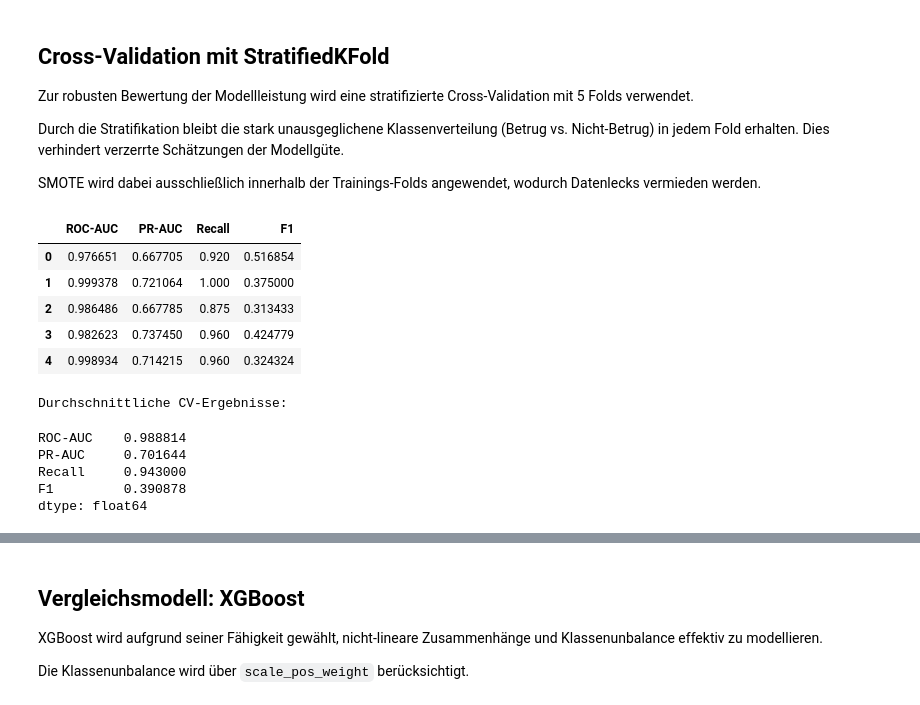
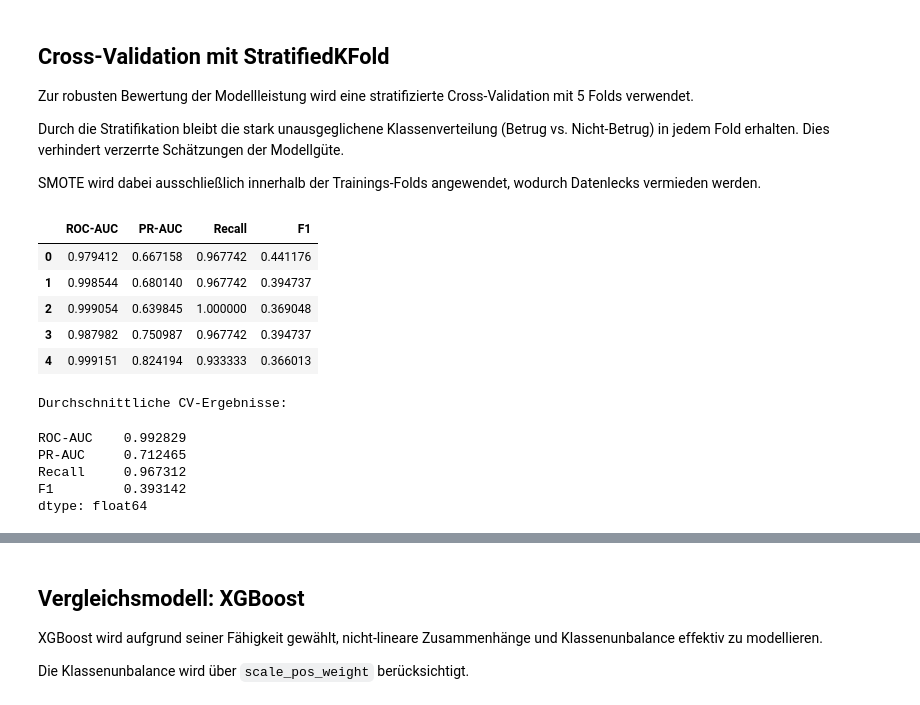
Before and after one commit to Bernardtouck/KI-Fraud-Detection, a Jupyter notebook: notebooks/04_modeling.ipynb, the cells around one changed output, grey strips where cells are left out. Drawn from its saved outputs; the diff is of its cells as text; code cells hidden in the pictures.

```diff
--- a/notebooks/04_modeling.ipynb
+++ b/notebooks/04_modeling.ipynb
@@ -145,8 +121,8 @@ class_weight="**balanced**" trainiert.
 Die Evaluation erfolgt mittels stratified Cross-Validation.
 # %%
 # Trennung der numerischen und kategorialen Merkmale
-categorical_cols = X_tr.select_dtypes(include=["object"]).columns.tolist()
-numeric_cols = X_tr.select_dtypes(include=["number"]).columns.tolist()
+categorical_cols = X_train.select_dtypes(include=["object"]).columns.tolist()
+numeric_cols = X_train.select_dtypes(include=["number"]).columns.tolist()
 
 # Preprocessing-Pipeline für numerische Merkmale
 numeric_transformer = Pipeline(steps=[
@@ -189,31 +165,31 @@ wodurch Datenlecks vermieden werden.
 # %%
 # Cross-Validation mit StratifiedKFold
 cv = StratifiedKFold(n_splits=5, shuffle=True, random_state=42)
-cv_results = cross_validate(logreg_pipeline, X_tr, y_tr, cv=cv, scoring=scoring)
+cv_results = cross_validate(logreg_pipeline, X_train, y_train, cv=cv, scoring=scoring)
 
 # Ergebnisse der Cross-Validation anzeigen
 # Ergebnisse zusammenfassen
 cv_summary = pd.DataFrame({
     "ROC-AUC": cv_results["test_roc_auc"],
     "PR-AUC": cv_results["test_pr_auc"],
     "Recall": cv_results["test_recall"],
     "F1": cv_results["test_f1"]
 })
 
 display(cv_summary)
 
 print("\nDurchschnittliche CV-Ergebnisse:")
 display(cv_summary.mean())
 # %% [output]
 |  | ROC-AUC | PR-AUC | Recall | F1 |
-| 0 | 0.976651 | 0.667705 | 0.920 | 0.516854 |
-| 1 | 0.999378 | 0.721064 | 1.000 | 0.375000 |
-| 2 | 0.986486 | 0.667785 | 0.875 | 0.313433 |
-| 3 | 0.982623 | 0.737450 | 0.960 | 0.424779 |
-| 4 | 0.998934 | 0.714215 | 0.960 | 0.324324 |
+| 0 | 0.979412 | 0.667158 | 0.967742 | 0.441176 |
+| 1 | 0.998544 | 0.680140 | 0.967742 | 0.394737 |
+| 2 | 0.999054 | 0.639845 | 1.000000 | 0.369048 |
+| 3 | 0.987982 | 0.750987 | 0.967742 | 0.394737 |
+| 4 | 0.999151 | 0.824194 | 0.933333 | 0.366013 |
 Durchschnittliche CV-Ergebnisse:
-ROC-AUC    0.988814
-PR-AUC     0.701644
-Recall     0.943000
-F1         0.390878
+ROC-AUC    0.992829
+PR-AUC     0.712465
+Recall     0.967312
+F1         0.393142
 dtype: float64
```
Also changed, not shown: parts of 6 cells of this notebook.
